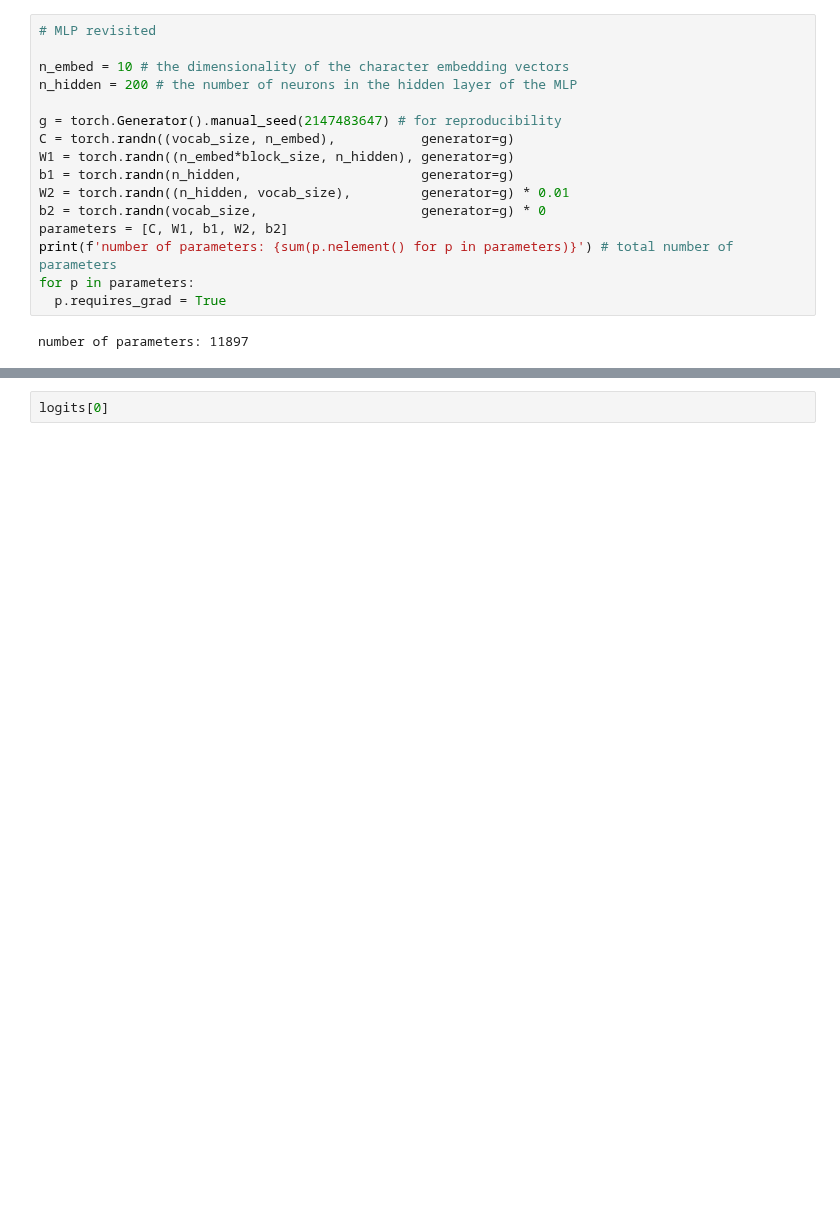
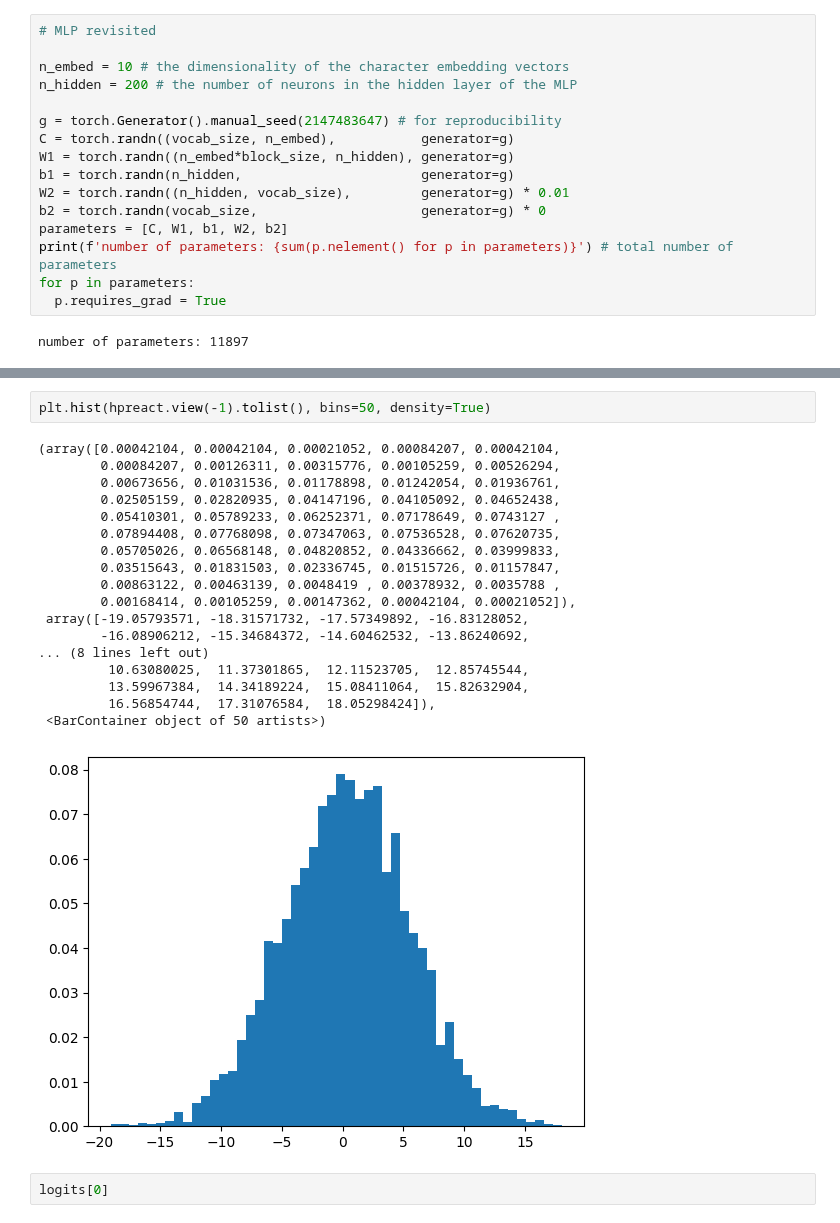
Before and after one commit to Dhruvrana8/Deeplearning-Project, a Jupyter notebook: notebook/build_makemore_mlp2.ipynb, the cells around one changed output, grey strips where cells are left out. Saved outputs shown, nothing was run; the diff lists cells and outputs as text; blank space fills up the shorter version.

```diff
--- a/notebook/build_makemore_mlp2.ipynb
+++ b/notebook/build_makemore_mlp2.ipynb
@@ -151,3 +155,24 @@ for i in range(max_steps):
+# %%
+plt.hist(hpreact.view(-1).tolist(), bins=50, density=True)
+# %% [output]
+(array([0.00042104, 0.00042104, 0.00021052, 0.00084207, 0.00042104,
+        0.00084207, 0.00126311, 0.00315776, 0.00105259, 0.00526294,
+        0.00673656, 0.01031536, 0.01178898, 0.01242054, 0.01936761,
+        0.02505159, 0.02820935, 0.04147196, 0.04105092, 0.04652438,
+        0.05410301, 0.05789233, 0.06252371, 0.07178649, 0.0743127 ,
+        0.07894408, 0.07768098, 0.07347063, 0.07536528, 0.07620735,
+        0.05705026, 0.06568148, 0.04820852, 0.04336662, 0.03999833,
+        0.03515643, 0.01831503, 0.02336745, 0.01515726, 0.01157847,
+        0.00863122, 0.00463139, 0.0048419 , 0.00378932, 0.0035788 ,
+        0.00168414, 0.00105259, 0.00147362, 0.00042104, 0.00021052]),
+ array([-19.05793571, -18.31571732, -17.57349892, -16.83128052,
+        -16.08906212, -15.34684372, -14.60462532, -13.86240692,
+... (8 lines left out)
+         10.63080025,  11.37301865,  12.11523705,  12.85745544,
+         13.59967384,  14.34189224,  15.08411064,  15.82632904,
+         16.56854744,  17.31076584,  18.05298424]),
+ <BarContainer object of 50 artists>)
+[figure, added]
 # %%
 logits[0]
 # %% [output]
```
Also changed, not shown: parts of 2 cells of this notebook.
